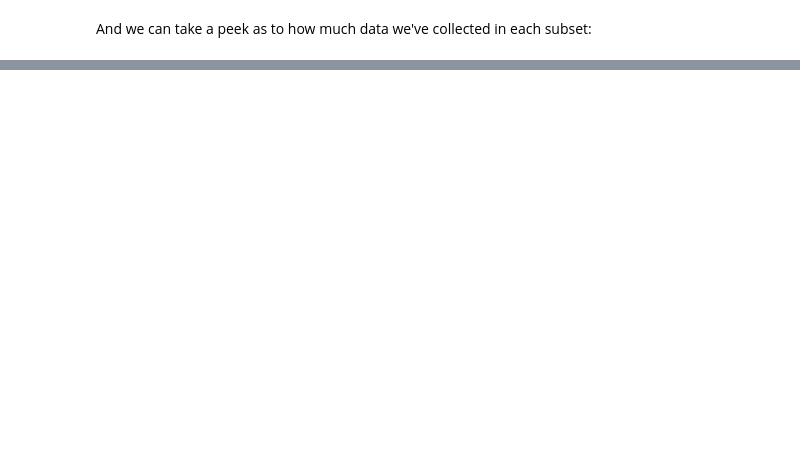
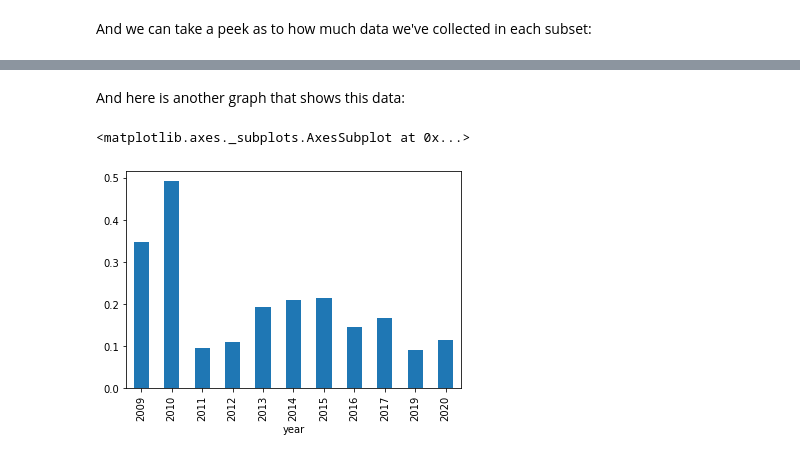
Before and after one commit to Data-Science-for-Linguists-2020/Sentiment-Analysis-of-Trump-Tweets, a Jupyter notebook: code/project_code.ipynb, the cells around one changed output, grey strips where cells are left out. Saved outputs shown, nothing was run; the diff lists cells and outputs as text; code cells hidden in the pictures; blank space fills up the shorter version.

```diff
--- a/code/project_code.ipynb
+++ b/code/project_code.ipynb
@@ -127,0 +346,8 @@ tweets[nkorea].describe()
+# %% [markdown]
+And here is another graph that shows this data:
+# %%
+#show bar graph of average polarity
+tweets['polarity'].groupby(tweets['year']).mean().plot(kind='bar')
+# %% [output]
+<matplotlib.axes._subplots.AxesSubplot at 0x...>
+[figure, added]
```
Also changed, not shown: parts of 43 cells of this notebook, 1 other file.
